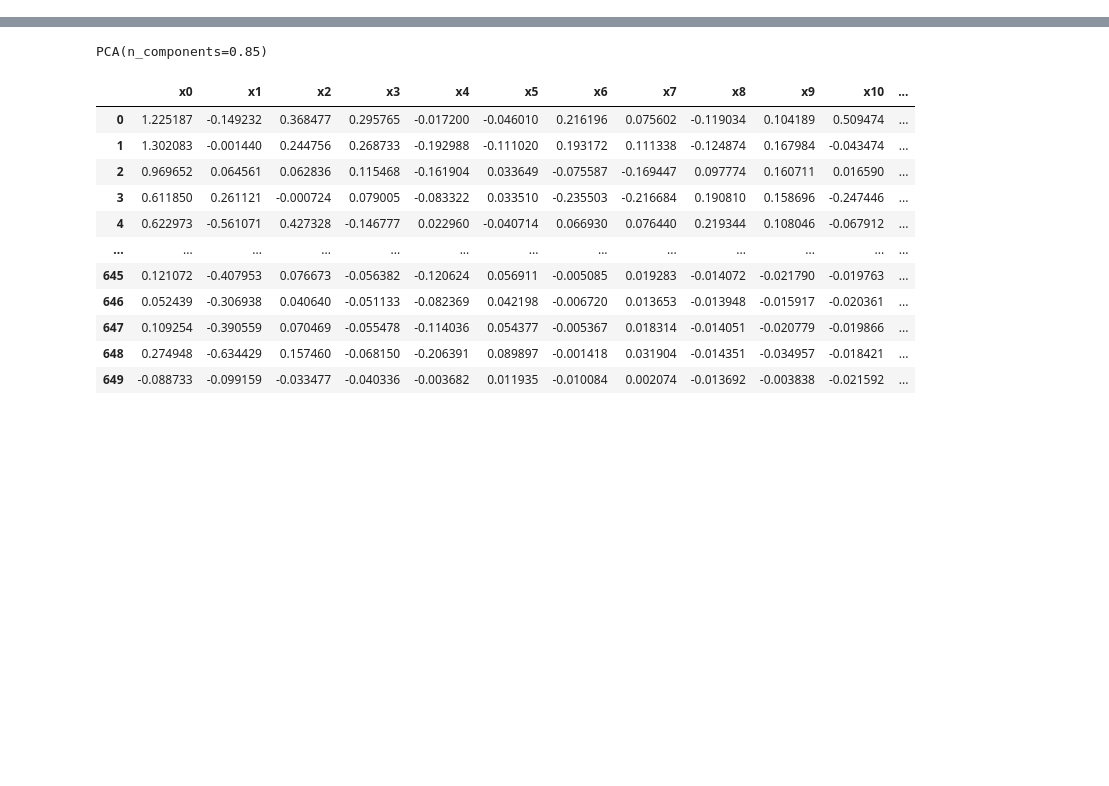
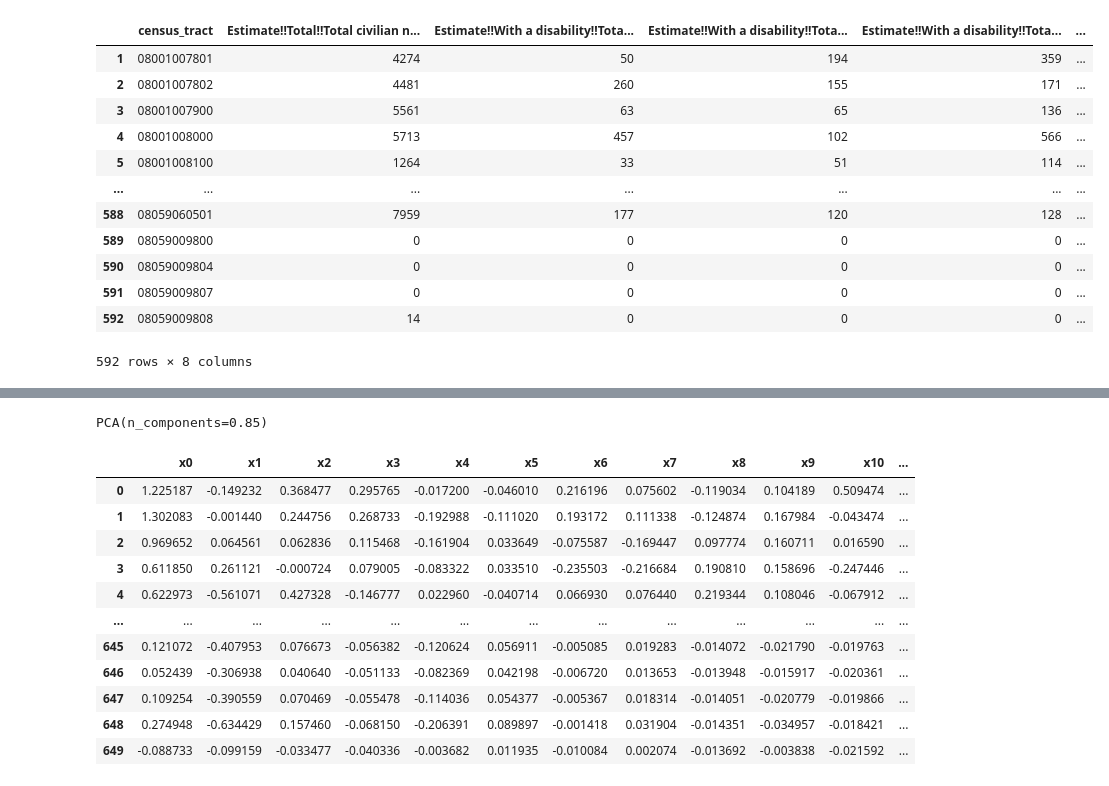
Before and after one commit to b-o-l-l-a/aes-eeng415, a Jupyter notebook: healthcare_project/preprocessing.ipynb, the cells around one changed output, grey strips where cells are left out. Drawn from its saved outputs; the diff is of its cells as text; code cells hidden in the pictures; blank space fills up the shorter version.

Commit message:
data, final preprocessing ipynb

```diff
--- a/healthcare_project/preprocessing.ipynb
+++ b/healthcare_project/preprocessing.ipynb
@@ -18,6 +18,8 @@ home_own_rent_df = pd.read_csv(os.path.join(DATA_DIR, "raw", "Own v Rent - All C
 race_df = pd.read_csv(os.path.join(DATA_DIR, "raw", "Race - All Counties.csv")).transpose()
 educational_attainment_df = pd.read_csv(os.path.join(DATA_DIR, "raw", "acs_educational_attainment.csv")).drop('Unnamed: 1538', axis='columns')
 age_df = pd.read_csv(os.path.join(DATA_DIR, "raw", "acs_age.csv")).drop('Unnamed: 914', axis='columns')
+units_in_structure_df = pd.read_csv(os.path.join(DATA_DIR, "raw", "acs_units_in_structure.csv")).drop('Unnamed: 46', axis='columns')
+disability_df = pd.read_csv(os.path.join(DATA_DIR, "raw", "acs_disability.csv")).drop('Unnamed: 830', axis='columns')
 
 CENSUS_TRACT_COLNAME = 'census_tract'
 CENSUS_TRACT_NAME_COLNAME_DECENNIAL = 'Label (Grouping)'
@@ -78,6 +64,8 @@ race_df = assign_columns(race_df)
 income_df = assign_columns(income_df)
 educational_attainment_df = assign_columns(educational_attainment_df)
 age_df = assign_columns(age_df)
+units_in_structure_df = assign_columns(units_in_structure_df)
+disability_df = assign_columns(disability_df)
 
 home_own_rent_df.columns = [remove_unicode_from_column_names(colname) for colname in home_own_rent_df.columns]
 race_df.columns = [remove_unicode_from_column_names(colname) for colname in race_df.columns]
@@ -88,3 +76,5 @@ race_df[CENSUS_TRACT_COLNAME] = race_df.apply(lambda x: find_census_tract_number
 income_df[CENSUS_TRACT_COLNAME] = income_df.apply(lambda x: find_census_tract_number(x.name), axis = 1)
 educational_attainment_df[CENSUS_TRACT_COLNAME] = educational_attainment_df[CENSUS_TRACT_NAME_COLNAME_ACS].apply(lambda x: find_census_tract_number(x))
 age_df[CENSUS_TRACT_COLNAME] = age_df[CENSUS_TRACT_NAME_COLNAME_ACS].apply(lambda x: find_census_tract_number(x))
+units_in_structure_df[CENSUS_TRACT_COLNAME] = units_in_structure_df[CENSUS_TRACT_NAME_COLNAME_ACS].apply(lambda x: find_census_tract_number(x))
+disability_df[CENSUS_TRACT_COLNAME] = disability_df[CENSUS_TRACT_NAME_COLNAME_ACS].apply(lambda x: find_census_tract_number(x))
@@ -112,3 +81,22 @@ age_columns = [CENSUS_TRACT_COLNAME] + [col for col in age_df.columns if col.sta
+# %%
+educational_attainment_columns = [CENSUS_TRACT_COLNAME] + [col for col in educational_attainment_df.columns if col.startswith('Estimate!!Total!!AGE BY EDUCATIONAL ATTAINMENT!!Population 25 years and over')]
+educational_attainment_df = educational_attainment_df[educational_attainment_columns]
+
+age_columns = [CENSUS_TRACT_COLNAME] + [col for col in age_df.columns if col.startswith('Estimate!!Total!!Total population!!SELECTED') or col == 'Estimate!!Total!!Total population']
+age_df = age_df[age_columns]
+
+units_in_structure_columns = [CENSUS_TRACT_COLNAME] + [col for col in units_in_structure_df.columns if col.startswith('Estimate!!Total:') and col not in ['Estimate!!Total:!!Mobile home', 'Estimate!!Total:!!Boat, RV, van, etc.']]
+units_in_structure_df = units_in_structure_df[units_in_structure_columns]
+
+disability_columns = [CENSUS_TRACT_COLNAME] + ['Estimate!!Total!!Total civilian noninstitutionalized population',
+                                                'Estimate!!With a disability!!Total civilian noninstitutionalized population!!DISABILITY TYPE BY DETAILED AGE!!With a hearing difficulty',
+                                               'Estimate!!With a disability!!Total civilian noninstitutionalized population!!DISABILITY TYPE BY DETAILED AGE!!With a vision difficulty',
+                                               'Estimate!!With a disability!!Total civilian noninstitutionalized population!!DISABILITY TYPE BY DETAILED AGE!!With a cognitive difficulty',
+                                               'Estimate!!With a disability!!Total civilian noninstitutionalized population!!DISABILITY TYPE BY DETAILED AGE!!With an ambulatory difficulty',
+                                               'Estimate!!With a disability!!Total civilian noninstitutionalized population!!DISABILITY TYPE BY DETAILED AGE!!With a self-care difficulty',
+                                               'Estimate!!With a disability!!Total civilian noninstitutionalized population!!DISABILITY TYPE BY DETAILED AGE!!With an independent living difficulty'
+                                               ]
+disability_df = disability_df[disability_columns]
 # %%
 def transform_counts_into_percentages(df, total_column, list_of_columns_to_transform):
 
@@ -129,6 +117,22 @@ def transform_counts_into_percentages(df, total_column, list_of_columns_to_trans
             continue
 
     return pd.DataFrame(rows_w_percentages)
+# %%
+disability_df
+# %% [output]
+|  | census_tract | Estimate!!Total!!Total civilian n... | Estimate!!With a disability!!Tota... | Estimate!!With a disability!!Tota... | Estimate!!With a disability!!Tota... | ... |
+| 1 | 08001007801 | 4274 | 50 | 194 | 359 | ... |
+| 2 | 08001007802 | 4481 | 260 | 155 | 171 | ... |
+| 3 | 08001007900 | 5561 | 63 | 65 | 136 | ... |
+| 4 | 08001008000 | 5713 | 457 | 102 | 566 | ... |
+| 5 | 08001008100 | 1264 | 33 | 51 | 114 | ... |
+| ... | ... | ... | ... | ... | ... | ... |
+| 588 | 08059060501 | 7959 | 177 | 120 | 128 | ... |
+| 589 | 08059009800 | 0 | 0 | 0 | 0 | ... |
+| 590 | 08059009804 | 0 | 0 | 0 | 0 | ... |
+| 591 | 08059009807 | 0 | 0 | 0 | 0 | ... |
+| 592 | 08059009808 | 14 | 0 | 0 | 0 | ... |
+592 rows × 8 columns
 # %%
 income_df_w_percentages = transform_counts_into_percentages(
     income_df,
```
Also changed, not shown: parts of 12 cells of this notebook, 14 other files.
